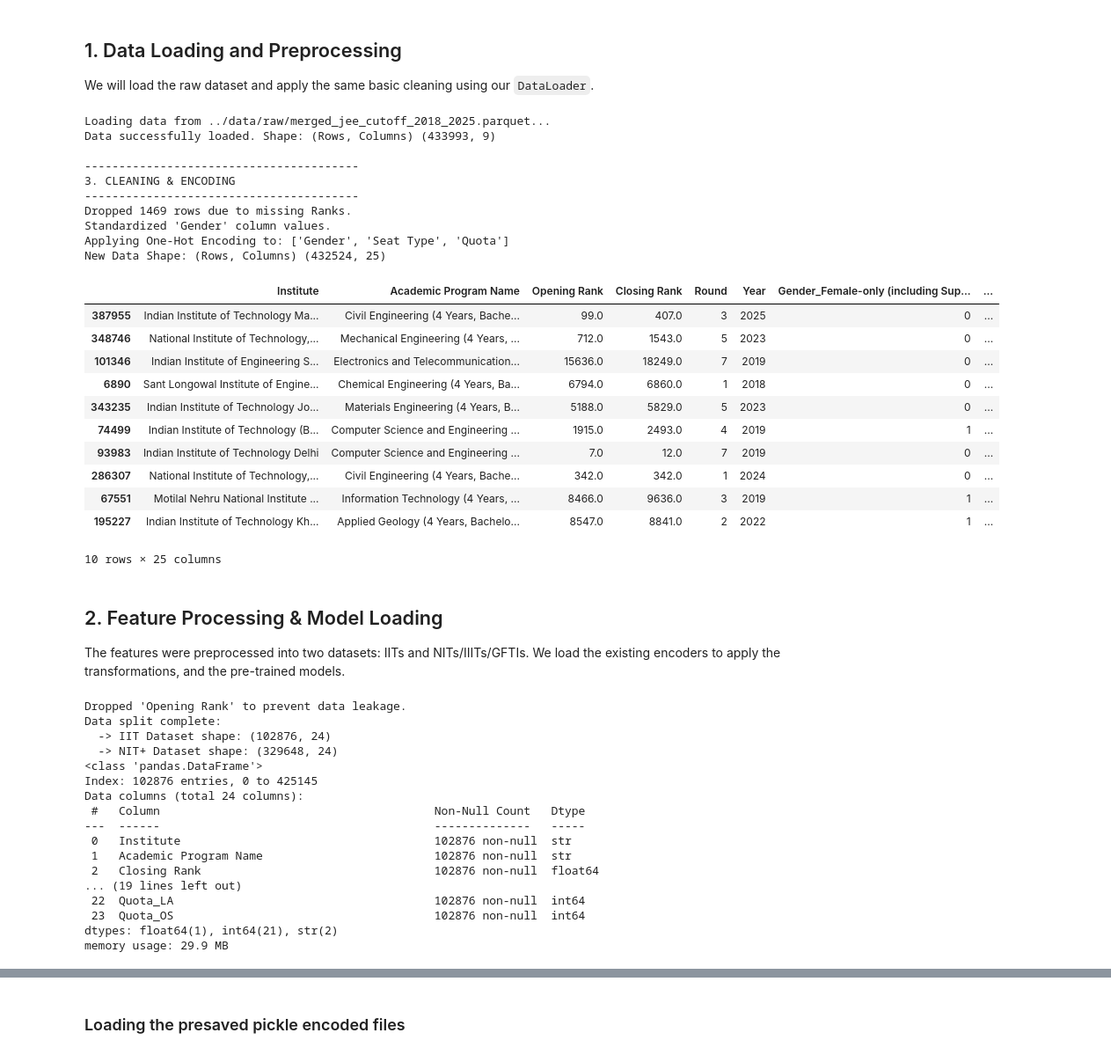
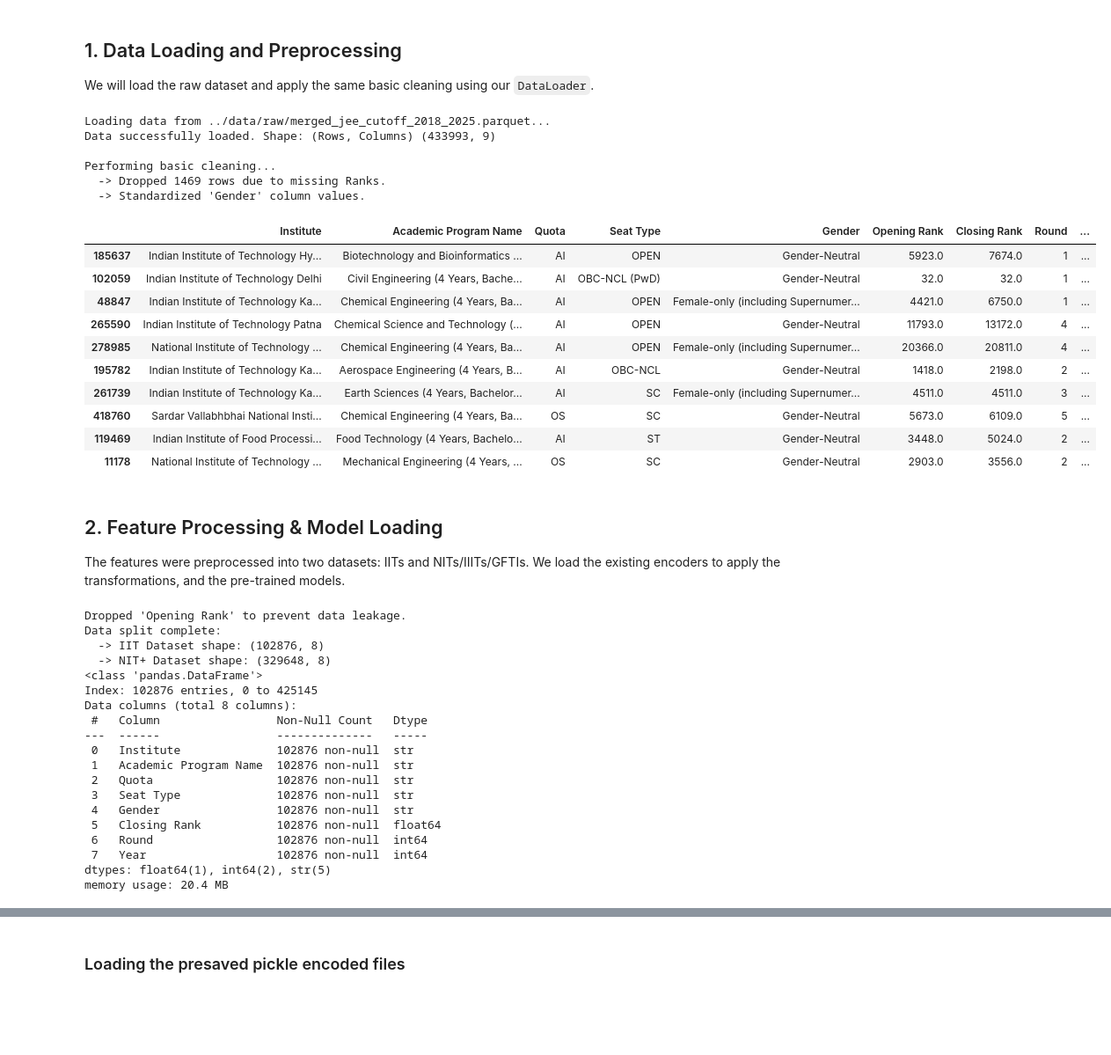
Before and after one commit to MRupam202005/predictiv-jee, a Jupyter notebook: notebooks/model_evaluation.ipynb, the cells around one changed output, grey strips where cells are left out. Shown at 88% size. Cells and saved outputs as stored; diff of their text form; code cells hidden in the pictures; blank space fills up the shorter version.

```diff
--- a/notebooks/model_evaluation.ipynb
+++ b/notebooks/model_evaluation.ipynb
@@ -24,38 +24,33 @@ We will load the raw dataset and apply the same basic cleaning using our `DataLo
 # %%
 # Initialize data loader
 raw_path = '../data/raw/merged_jee_cutoff_2018_2025.parquet'
 loader = DataLoader(raw_path)
 df_raw = loader.load_data()
 
 # Basic cleaning
-# df_clean = loader.basic_clean()
-df_clean = loader.clean_and_encode()
+df_clean = loader.basic_clean()
+# df_clean = loader.clean_and_encode()
 
 # Display sample
 df_clean.sample(10)
 # %% [output]
 Loading data from ../data/raw/merged_jee_cutoff_2018_2025.parquet...
 Data successfully loaded. Shape: (Rows, Columns) (433993, 9)
 
-----------------------------------------
-3. CLEANING & ENCODING
-----------------------------------------
-Dropped 1469 rows due to missing Ranks.
-Standardized 'Gender' column values.
-Applying One-Hot Encoding to: ['Gender', 'Seat Type', 'Quota']
-New Data Shape: (Rows, Columns) (432524, 25)
+Performing basic cleaning...
+  -> Dropped 1469 rows due to missing Ranks.
+  -> Standardized 'Gender' column values.
-|  | Institute | Academic Program Name | Opening Rank | Closing Rank | Round | Year | Gender_Female-only (including Sup... | ... |
-| 387955 | Indian Institute of Technology Ma... | Civil Engineering (4 Years, Bache... | 99.0 | 407.0 | 3 | 2025 | 0 | ... |
-| 348746 | National Institute of Technology,... | Mechanical Engineering (4 Years, ... | 712.0 | 1543.0 | 5 | 2023 | 0 | ... |
-| 101346 | Indian Institute of Engineering S... | Electronics and Telecommunication... | 15636.0 | 18249.0 | 7 | 2019 | 0 | ... |
-| 6890 | Sant Longowal Institute of Engine... | Chemical Engineering (4 Years, Ba... | 6794.0 | 6860.0 | 1 | 2018 | 0 | ... |
-| 343235 | Indian Institute of Technology Jo... | Materials Engineering (4 Years, B... | 5188.0 | 5829.0 | 5 | 2023 | 0 | ... |
-| 74499 | Indian Institute of Technology (B... | Computer Science and Engineering ... | 1915.0 | 2493.0 | 4 | 2019 | 1 | ... |
-| 93983 | Indian Institute of Technology Delhi | Computer Science and Engineering ... | 7.0 | 12.0 | 7 | 2019 | 0 | ... |
-| 286307 | National Institute of Technology,... | Civil Engineering (4 Years, Bache... | 342.0 | 342.0 | 1 | 2024 | 0 | ... |
-| 67551 | Motilal Nehru National Institute ... | Information Technology (4 Years, ... | 8466.0 | 9636.0 | 3 | 2019 | 1 | ... |
-| 195227 | Indian Institute of Technology Kh... | Applied Geology (4 Years, Bachelo... | 8547.0 | 8841.0 | 2 | 2022 | 1 | ... |
+|  | Institute | Academic Program Name | Quota | Seat Type | Gender | Opening Rank | Closing Rank | Round | ... |
+| 185637 | Indian Institute of Technology Hy... | Biotechnology and Bioinformatics ... | AI | OPEN | Gender-Neutral | 5923.0 | 7674.0 | 1 | ... |
+| 102059 | Indian Institute of Technology Delhi | Civil Engineering (4 Years, Bache... | AI | OBC-NCL (PwD) | Gender-Neutral | 32.0 | 32.0 | 1 | ... |
+| 48847 | Indian Institute of Technology Ka... | Chemical Engineering (4 Years, Ba... | AI | OPEN | Female-only (including Supernumer... | 4421.0 | 6750.0 | 1 | ... |
+| 265590 | Indian Institute of Technology Patna | Chemical Science and Technology (... | AI | OPEN | Gender-Neutral | 11793.0 | 13172.0 | 4 | ... |
+| 278985 | National Institute of Technology ... | Chemical Engineering (4 Years, Ba... | AI | OPEN | Female-only (including Supernumer... | 20366.0 | 20811.0 | 4 | ... |
+| 195782 | Indian Institute of Technology Ka... | Aerospace Engineering (4 Years, B... | AI | OBC-NCL | Gender-Neutral | 1418.0 | 2198.0 | 2 | ... |
+| 261739 | Indian Institute of Technology Ka... | Earth Sciences (4 Years, Bachelor... | AI | SC | Female-only (including Supernumer... | 4511.0 | 4511.0 | 3 | ... |
+| 418760 | Sardar Vallabhbhai National Insti... | Chemical Engineering (4 Years, Ba... | OS | SC | Gender-Neutral | 5673.0 | 6109.0 | 5 | ... |
+| 119469 | lndian Institute of Food Processi... | Food Technology (4 Years, Bachelo... | AI | ST | Gender-Neutral | 3448.0 | 5024.0 | 2 | ... |
+| 11178 | National Institute of Technology ... | Mechanical Engineering (4 Years, ... | OS | SC | Gender-Neutral | 2903.0 | 3556.0 | 2 | ... |
-10 rows × 25 columns
 # %% [markdown]
 ## 2. Feature Processing & Model Loading
 The features were preprocessed into two datasets: IITs and NITs/IIITs/GFTIs. We load the existing encoders to apply the transformations, and the pre-trained models.
@@ -82,21 +77,23 @@ categorical_data = ["Institute","Academic Program Name"]
 # %% [output]
 Dropped 'Opening Rank' to prevent data leakage.
 Data split complete:
-  -> IIT Dataset shape: (102876, 24)
-  -> NIT+ Dataset shape: (329648, 24)
+  -> IIT Dataset shape: (102876, 8)
+  -> NIT+ Dataset shape: (329648, 8)
 <class 'pandas.DataFrame'>
 Index: 102876 entries, 0 to 425145
-Data columns (total 24 columns):
- #   Column                                        Non-Null Count   Dtype
----  ------                                        --------------   -----
- 0   Institute                                     102876 non-null  str
- 1   Academic Program Name                         102876 non-null  str
- 2   Closing Rank                                  102876 non-null  float64
-... (19 lines left out)
- 22  Quota_LA                                      102876 non-null  int64
- 23  Quota_OS                                      102876 non-null  int64
-dtypes: float64(1), int64(21), str(2)
-memory usage: 29.9 MB
+Data columns (total 8 columns):
+ #   Column                 Non-Null Count   Dtype
+---  ------                 --------------   -----
+ 0   Institute              102876 non-null  str
+ 1   Academic Program Name  102876 non-null  str
+ 2   Quota                  102876 non-null  str
+ 3   Seat Type              102876 non-null  str
+ 4   Gender                 102876 non-null  str
+ 5   Closing Rank           102876 non-null  float64
+ 6   Round                  102876 non-null  int64
+ 7   Year                   102876 non-null  int64
+dtypes: float64(1), int64(2), str(5)
+memory usage: 20.4 MB
 # %%
 from sklearn.preprocessing import LabelEncoder
 from sklearn.model_selection import train_test_split
```
Also changed, not shown: parts of 6 cells of this notebook, 2 other files.
